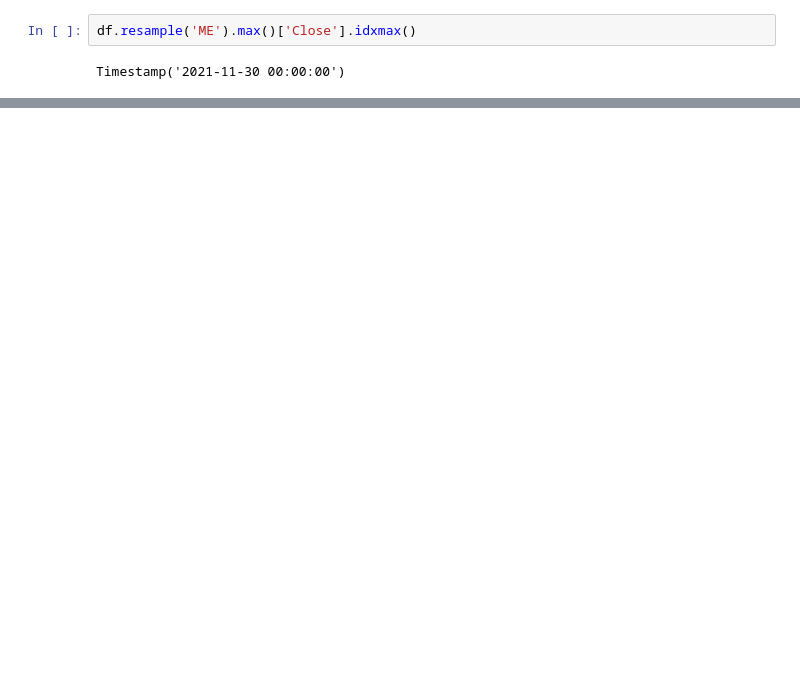
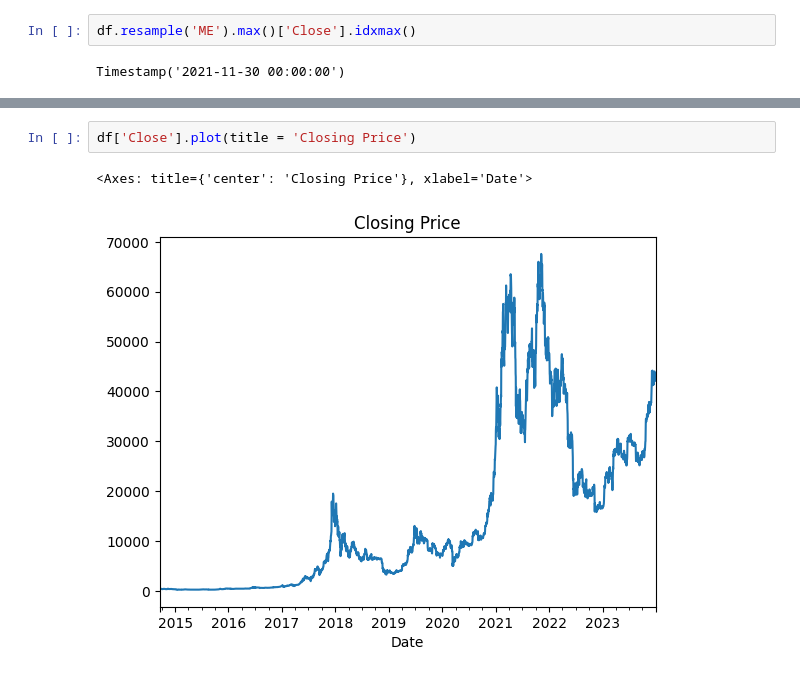
Before and after one commit to fwu27/Test, a Jupyter notebook: bitcoin_prices.ipynb, the cells around one changed output, grey strips where cells are left out. Cells and saved outputs as stored; diff of their text form; blank space fills up the shorter version.

```diff
--- a/bitcoin_prices.ipynb
+++ b/bitcoin_prices.ipynb
@@ -54,0 +62,5 @@ Timestamp('2021-11-30 00:00:00')
+# %%
+df['Close'].plot(title = 'Closing Price')
+# %% [output]
+<Axes: title={'center': 'Closing Price'}, xlabel='Date'>
+[figure, added]
```
Also changed, not shown: parts of 5 cells of this notebook.
